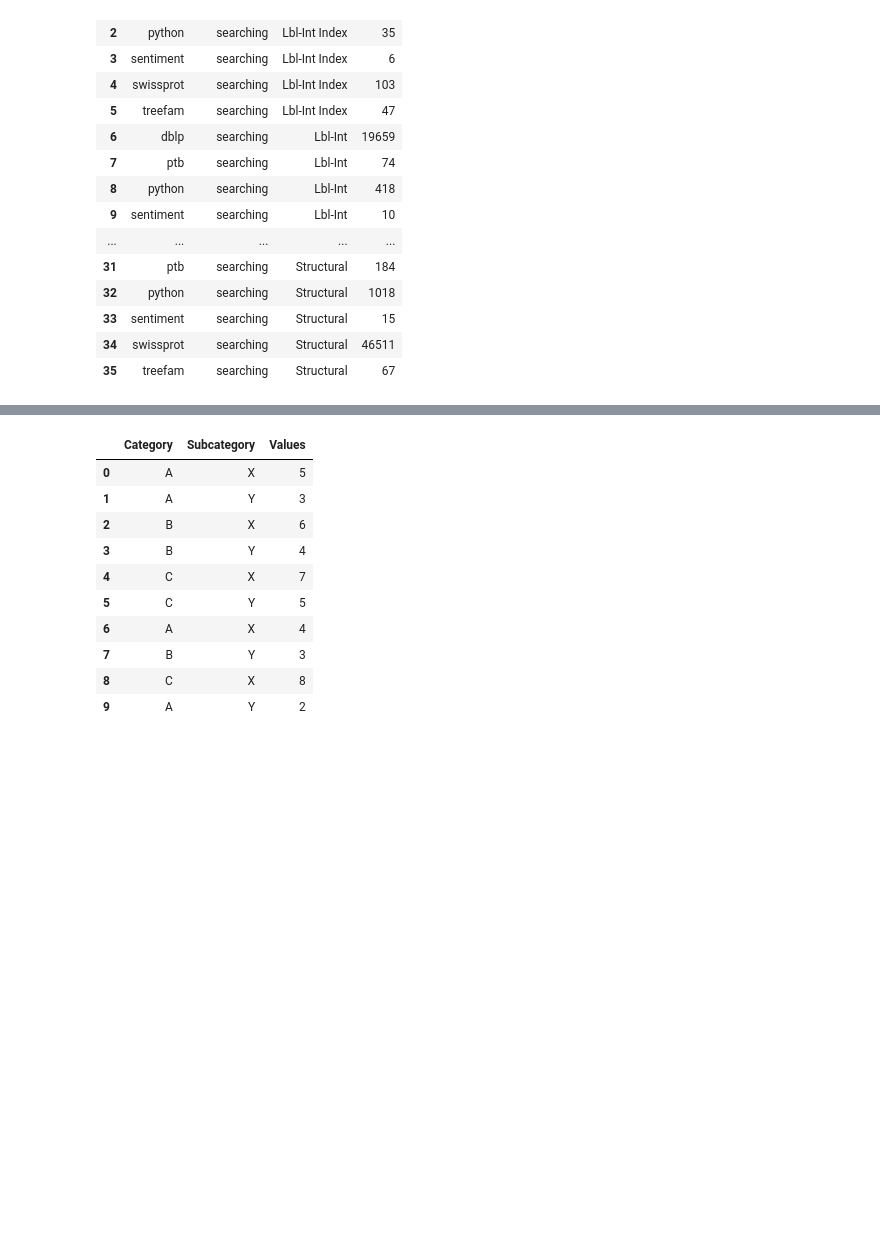
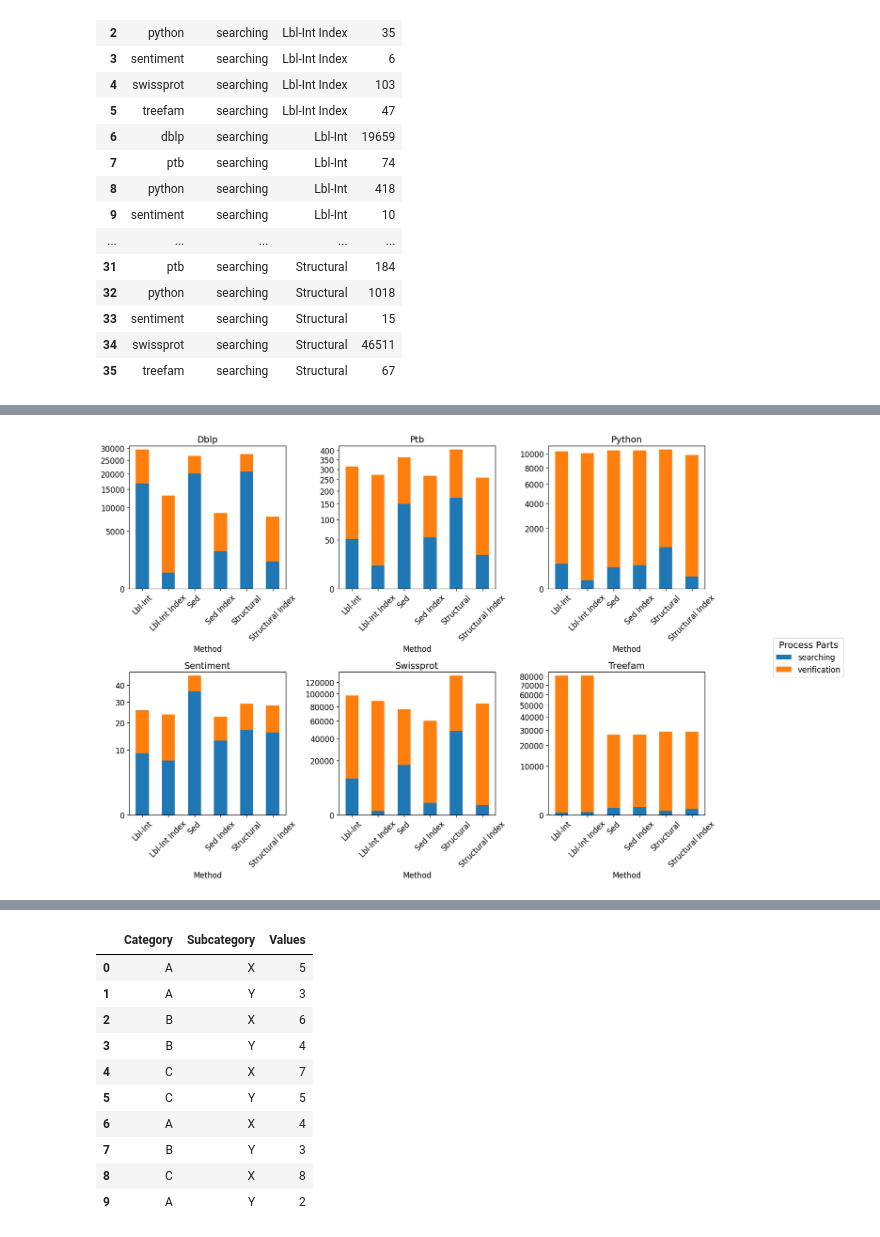
Before and after one commit to LukMRVC/tree-statistics, a Jupyter notebook: TED-viz.ipynb, the cells around one changed output, grey strips where cells are left out. Cells and saved outputs as stored; diff of their text form; code cells hidden in the pictures; blank space fills up the shorter version.

```diff
--- a/TED-viz.ipynb
+++ b/TED-viz.ipynb
@@ -815,0 +913,6 @@ ldf
+# %%
+plot_data = complete.pivot_table(
+    index=['Dataset', 'Method'],
+    columns='process_part',
+    values='Time'
+).reset_index()
@@ -815,0 +941,59 @@ ldf
+# %%
+# Set global font sizes
+plt.rcParams.update({
+    'font.size': 12,
+    'axes.titlesize': 14,
+    'axes.labelsize': 12,
+    'xtick.labelsize': 12,
+    'ytick.labelsize': 12,
+    'legend.fontsize': 12,
+    'legend.title_fontsize': 14
+})
+# %%
+# Create subplot for each dataset
+fig, axes = plt.subplots(2, 3, figsize=(14, 10))
+# Keep track of legend handles and labels
+legend_handles = []
+legend_labels = []
+for dataset, ax in zip(complete['Dataset'].unique(), axes.ravel()):
+    dataset_data = plot_data[plot_data['Dataset'] == dataset].set_index('Method')
+    plot = dataset_data.drop('Dataset', axis=1).plot(
+        kind='bar',
+        stacked=True,
+        ax=ax,
+        legend=False,
+        title=dataset.capitalize(),
+    )
+    ax.set_xlabel('Method')
+    ax.tick_params(axis='x', rotation=45)
+    # Set sqrt scale
+    # ax.set_yscale('log')
+    ax.set_yscale('function', functions=(lambda x: np.sqrt(x), lambda x: x**2))
+
+    ax.set_ylim(bottom=0)
+
+    # Remove individual legends
+    # ax.get_legend().remove()
+    if dataset == complete['Dataset'].unique()[0]:
+        legend_handles = plot.containers
+        legend_labels = dataset_data.drop('Dataset', axis=1).columns
+
+# Add single legend outside plots
+fig.legend(
+    legend_handles,
+    legend_labels,
+    title='Process Parts',
+    bbox_to_anchor=(1.05, 0.5),
+    loc='center left'
+)
+# Adjust layout
+plt.tight_layout()
+
+# Add extra space for legend
+plt.subplots_adjust(right=0.95)
+
+
+# Show plot
+plt.show()
+# %% [output]
+[figure, added]
```
Also changed, not shown: parts of 18 cells of this notebook.
